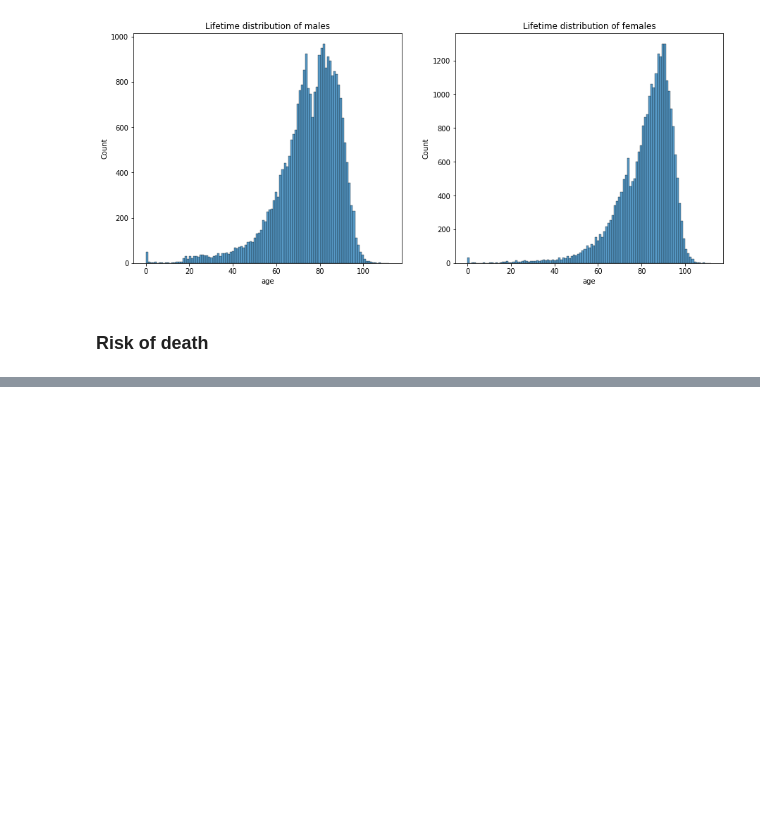
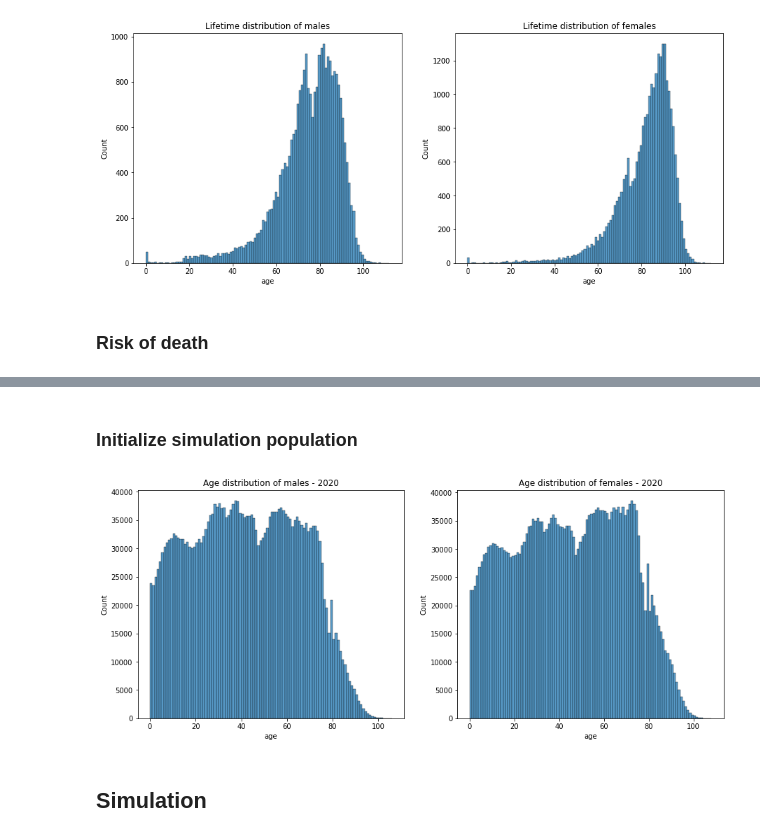
Before and after one commit to skupsala/population-simulation, a Jupyter notebook: notebooks/simulation.ipynb, the cells around one changed output, grey strips where cells are left out. Drawn from its saved outputs; the diff is of its cells as text; code cells hidden in the pictures; blank space fills up the shorter version.

Commit message:
First simulation rounds without births

```diff
--- a/notebooks/simulation.ipynb
+++ b/notebooks/simulation.ipynb
@@ -29,11 +37,14 @@ ko. tilastosta on käytetty vuotta 2020
 # %%
-population_stats_df = pd.read_csv(os.path.join(os.pardir, 'data', '004_11rd_2020_20220319-004320.csv'), encoding='iso-8859-1', skiprows=2, delimiter=";")
+stats_population_df = pd.read_csv(os.path.join(os.pardir, 'data', '004_11rd_2020_20220319-004320.csv'), encoding='iso-8859-1', skiprows=2, delimiter=";")
+
 def tilastokeskus_transform_population_dataframe(df):
     df['sex'] = df['Sukupuoli'].apply(lambda x: 1 if x == 'Miehet' else 0)
     df.rename(columns={'2020': 'population_count', 'Ikä': 'age'}, inplace=True)
     df.drop(df.columns.difference(['sex', 'population_count', 'age']), 1, inplace=True)
     return df
-tilastokeskus_transform_population_dataframe(population_stats_df)
+
+
+tilastokeskus_transform_population_dataframe(stats_population_df)
 # %% [output]
 |  | age | population_count | sex |
 | 0 | 0 | 23806 | 1 |
@@ -65,15 +78,2 @@ plot_population_age_distributions_by_sex(population_stats_df)
 # %% [output]
 [figure]
-# %%
-INITIAL_POPULATION_SIZE = population_stats_df['population_count'].sum()
-ages = np.zeros(INITIAL_POPULATION_SIZE, dtype=int)
-sexes = np.zeros(INITIAL_POPULATION_SIZE, dtype=int)
-
-start_idx = 0
-for _, row in population_stats_df.iterrows():
-    end_idx = start_idx + row['population_count']
-    ages[start_idx:end_idx] = np.repeat(row['age'], row['population_count'])
-    sexes[start_idx:end_idx] = np.repeat(row['sex'], row['population_count'])
-    start_idx = end_idx
-
-population_df = pd.DataFrame({'age': ages, 'sex': sexes})
@@ -135,0 +185,27 @@ ValueError: could not convert string to float: '.'
+# %% [markdown]
+### Initialize simulation population
+# %%
+INITIAL_POPULATION_SIZE = stats_population_df['population_count'].sum()
+
+ages = np.zeros(INITIAL_POPULATION_SIZE, dtype=int)
+sexes = np.zeros(INITIAL_POPULATION_SIZE, dtype=int)
+# This is artificial index so that we can utilize vectorized operations for the dataframe (millions of rows are too slow without vectorization)
+sex_age_index = np.zeros(INITIAL_POPULATION_SIZE, dtype=int)
+
+
+start_idx = 0
+for _, row in stats_population_df.iterrows():
+    end_idx = start_idx + row['population_count']
+    ages[start_idx:end_idx] = np.repeat(row['age'], row['population_count'])
+    sexes[start_idx:end_idx] = np.repeat(row['sex'], row['population_count'])
+    sex_age_index[start_idx:end_idx] = np.repeat(get_sex_age_index_value(row['sex'], row['age']), row['population_count'])
+    start_idx = end_idx
+
+df = pd.DataFrame({'age': ages, 'sex': sexes, 'sex_age_index': sex_age_index})
+dead_df = pd.DataFrame().reindex(columns=df.columns)
+# %%
+plot_population_age_distributions_by_sex(df, year=2020, aggregated=False)
+# %% [output]
+[figure, new version]
+# %% [markdown]
+## Simulation
```
Also changed, not shown: parts of 14 cells of this notebook, 1 other file.
